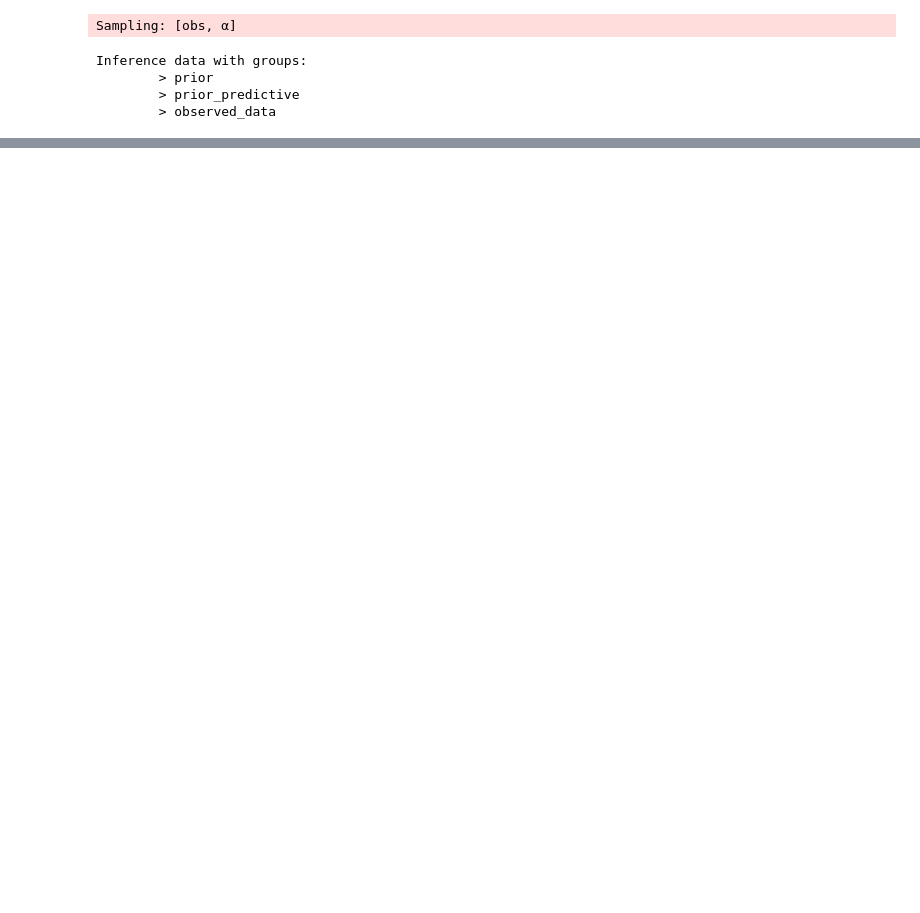
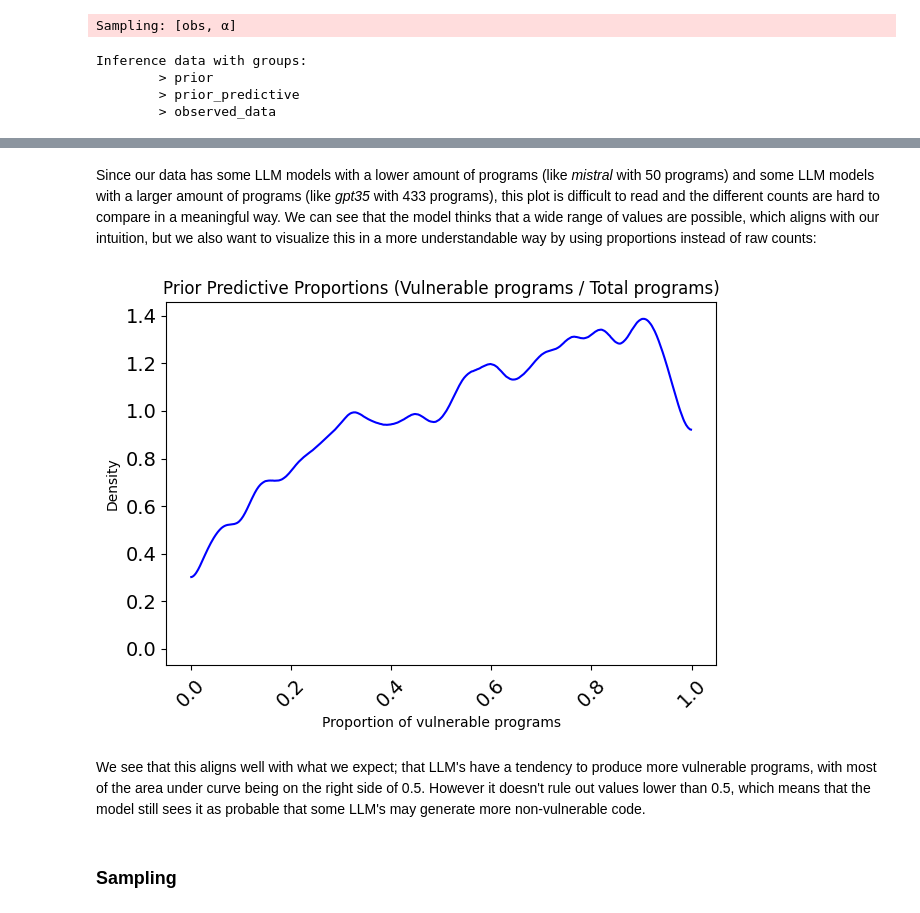
Before and after one commit to Noerklit/ProbProExam-2026, a Jupyter notebook: main-question.ipynb, the cells around one changed output, grey strips where cells are left out. Drawn from its saved outputs; the diff is of its cells as text; code cells hidden in the pictures; blank space fills up the shorter version.

```diff
--- a/main-question.ipynb
+++ b/main-question.ipynb
@@ -309,3 +330,22 @@ Text(0, 0.5, 'Density')
+# %% [markdown]
+Since our data has some LLM models with a lower amount of programs (like *mistral* with 50 programs) and some LLM models with a larger amount of programs (like *gpt35* with 433 programs), this plot is difficult to read and the different counts are hard to compare in a meaningful way. We can see that the model thinks that a wide range of values are possible, which aligns with our intuition, but we also want to visualize this in a more understandable way by using proportions instead of raw counts:
+# %%
+# Calculate proportion of predicted vulnerable programs out of total programs for each LLM
+prior_proportions = prior_check.prior_predictive['obs'] / grouped_df.Total_Programs.values
+
+# Plot proportions
+az.plot_dist(prior_proportions, kind='kde', color='blue')
+plt.title("Prior Predictive Proportions (Vulnerable programs / Total programs)")
+plt.xticks(rotation=45)
+plt.xlabel("Proportion of vulnerable programs")
+plt.ylabel("Density")
+plt.show()
+# %% [output]
+[figure, added]
+# %% [markdown]
+We see that this aligns well with what we expect; that LLM's have a tendency to produce more vulnerable programs, with most of the area under curve being on the right side of 0.5. However it doesn't rule out values lower than 0.5, which means that the model still sees it as probable that some LLM's may generate more non-vulnerable code.
+# %% [markdown]
+### Sampling
 # %%
 trace_13_2 = pm.sample(model=m_llm_vulnerable,return_inferencedata=True,idata_kwargs=dict(log_likelihood=True))
 # %% [output]
```
Also changed, not shown: parts of 18 cells of this notebook.
